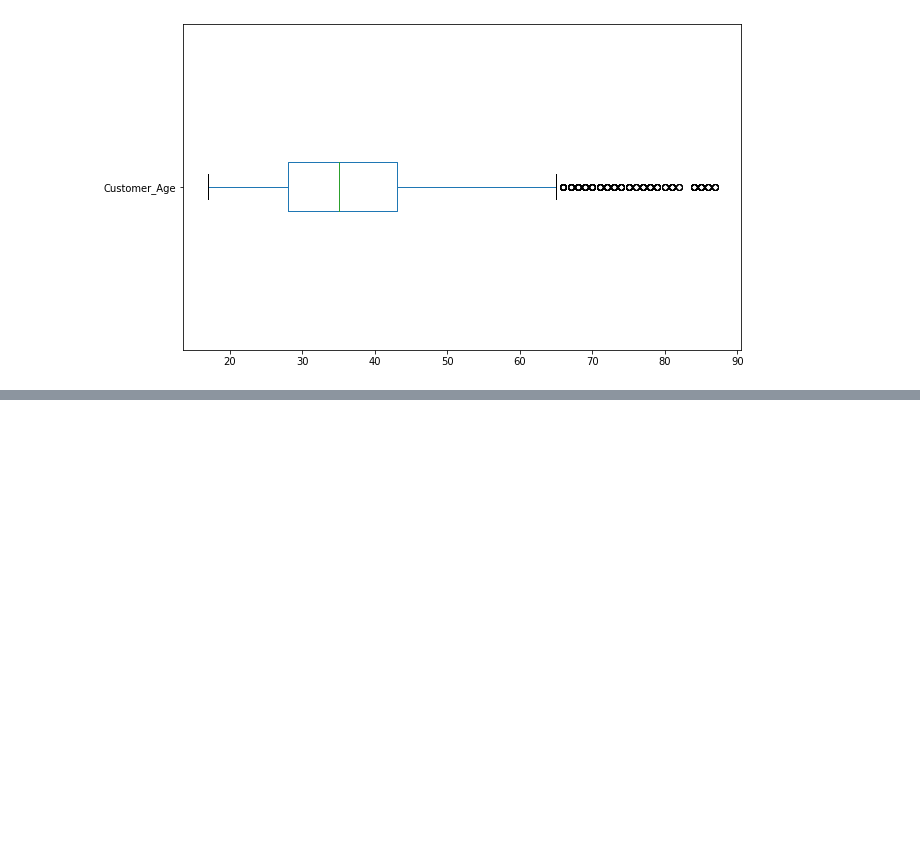
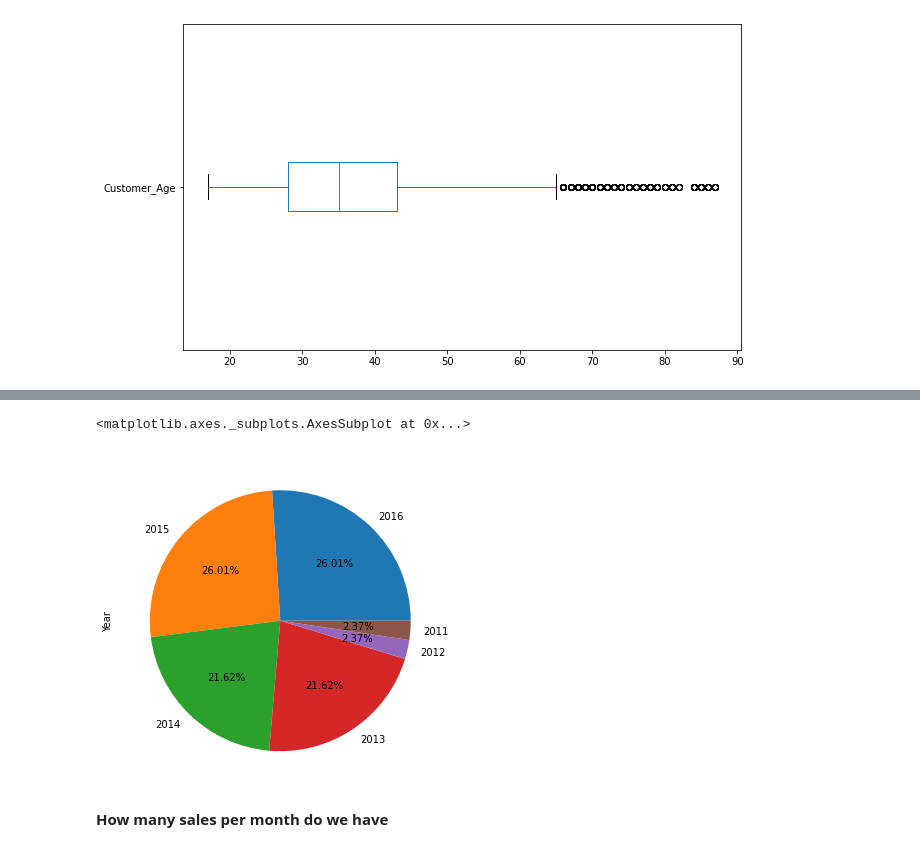
Before and after one commit to trinhvanypro1/Data-Analyst, a Jupyter notebook: Exercises1.ipynb, the cells around one changed output, grey strips where cells are left out. Drawn from its saved outputs; the diff is of its cells as text; code cells hidden in the pictures; blank space fills up the shorter version.

```diff
--- a/Exercises1.ipynb
+++ b/Exercises1.ipynb
@@ -36,0 +53,3 @@ sales['Customer_Age'].plot(kind='box', vert=False, figsize=(10,6))
+# %%
+sale_per_year = sales['Year'].value_counts()
+sale_per_year
@@ -36,0 +64,7 @@ sales['Customer_Age'].plot(kind='box', vert=False, figsize=(10,6))
+# %%
+sale_per_year.plot.pie(labels=['2016','2015','2014','2013','2012','2011'], autopct='%.2f%%', figsize=(6,6))
+# %% [output]
+<matplotlib.axes._subplots.AxesSubplot at 0x...>
+[figure, added]
+# %% [markdown]
+**How many sales per month do we have**
```
Also changed, not shown: parts of 16 cells of this notebook.
